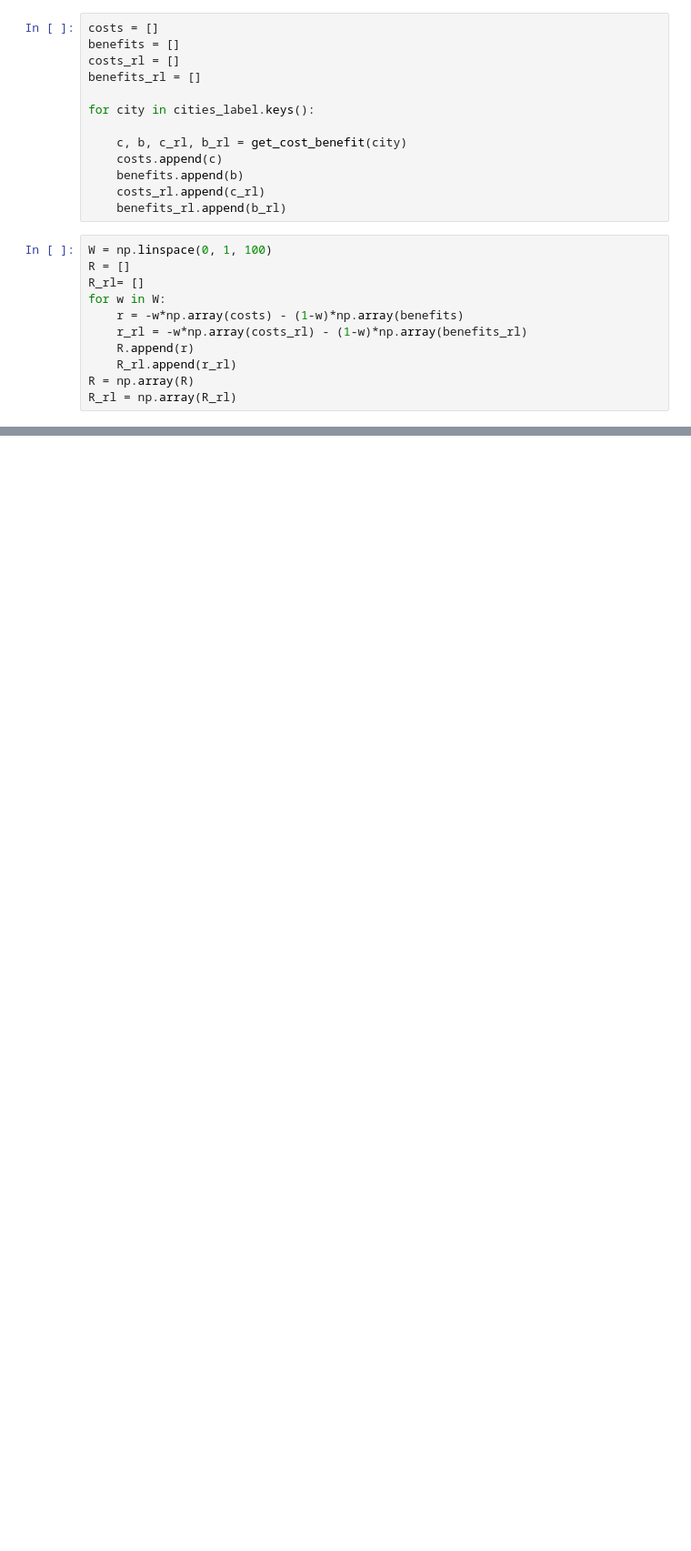
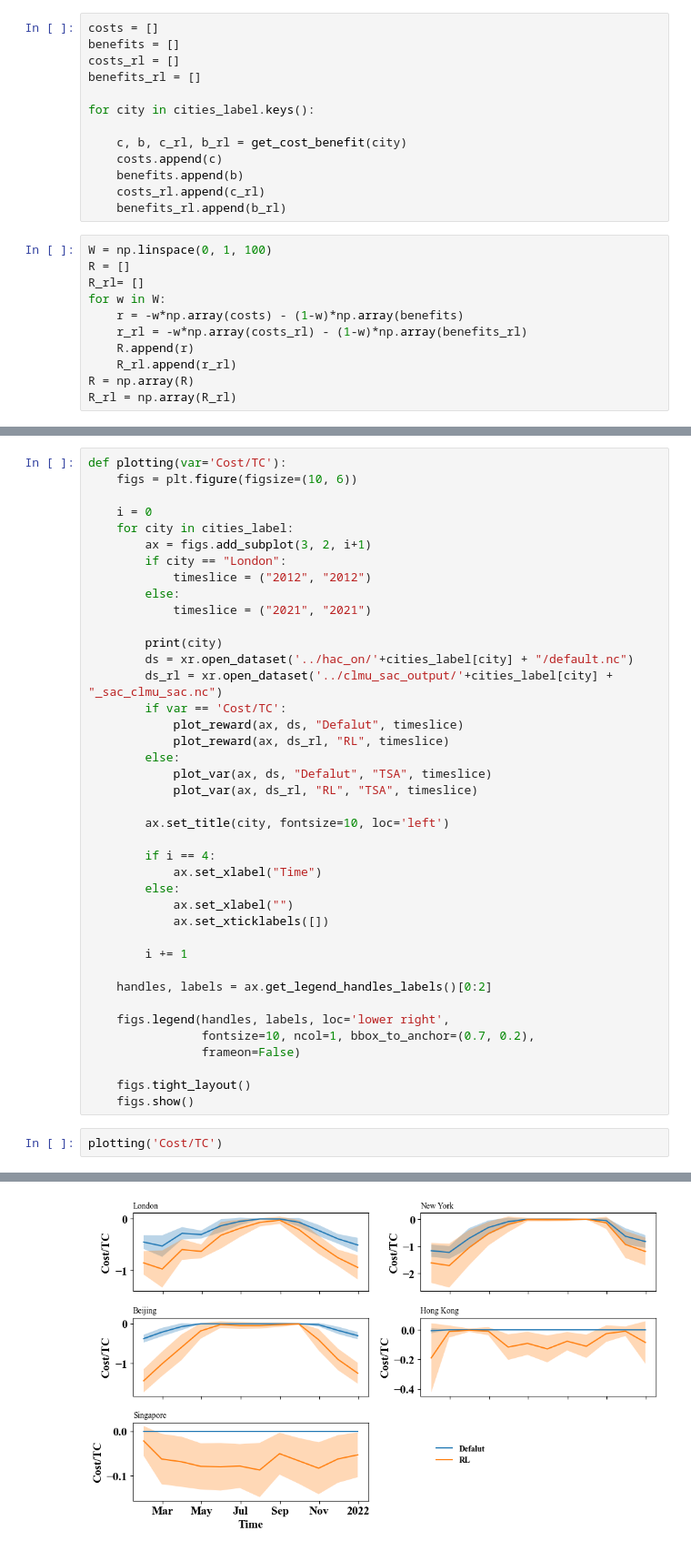
Before and after one commit to envdes/code_CLMU_HVAC_RL, a Jupyter notebook: data/plotting/3_cost_benefit_M.ipynb, the cells around one changed output, grey strips where cells are left out. Shown at 91% size. Cells and saved outputs as stored; diff of their text form; blank space fills up the shorter version.

```diff
--- a/data/plotting/3_cost_benefit_M.ipynb
+++ b/data/plotting/3_cost_benefit_M.ipynb
@@ -199,0 +226,43 @@ plt.show()
+# %%
+def plotting(var='Cost/TC'):
+    figs = plt.figure(figsize=(10, 6))
+
+    i = 0
+    for city in cities_label:
+        ax = figs.add_subplot(3, 2, i+1)
+        if city == "London":
+            timeslice = ("2012", "2012")
+        else:
+            timeslice = ("2021", "2021")
+
+        print(city)
+        ds = xr.open_dataset('../hac_on/'+cities_label[city] + "/default.nc")
+        ds_rl = xr.open_dataset('../clmu_sac_output/'+cities_label[city] + "_sac_clmu_sac.nc")
+        if var == 'Cost/TC':
+            plot_reward(ax, ds, "Defalut", timeslice)
+            plot_reward(ax, ds_rl, "RL", timeslice)
+        else:
+            plot_var(ax, ds, "Defalut", "TSA", timeslice)
+            plot_var(ax, ds_rl, "RL", "TSA", timeslice)
+
+        ax.set_title(city, fontsize=10, loc='left')
+
+        if i == 4:
+            ax.set_xlabel("Time")
+        else:
+            ax.set_xlabel("")
+            ax.set_xticklabels([])
+
+        i += 1
+
+    handles, labels = ax.get_legend_handles_labels()[0:2]
+
+    figs.legend(handles, labels, loc='lower right',
+                fontsize=10, ncol=1, bbox_to_anchor=(0.7, 0.2),
+                frameon=False)
+
+    figs.tight_layout()
+    figs.show()
+# %%
+plotting('Cost/TC')
+# %% [output]
@@ -199,0 +284 @@ plt.show()
+[figure, added]
```
Also changed, not shown: parts of 6 cells of this notebook, 30 other files.
